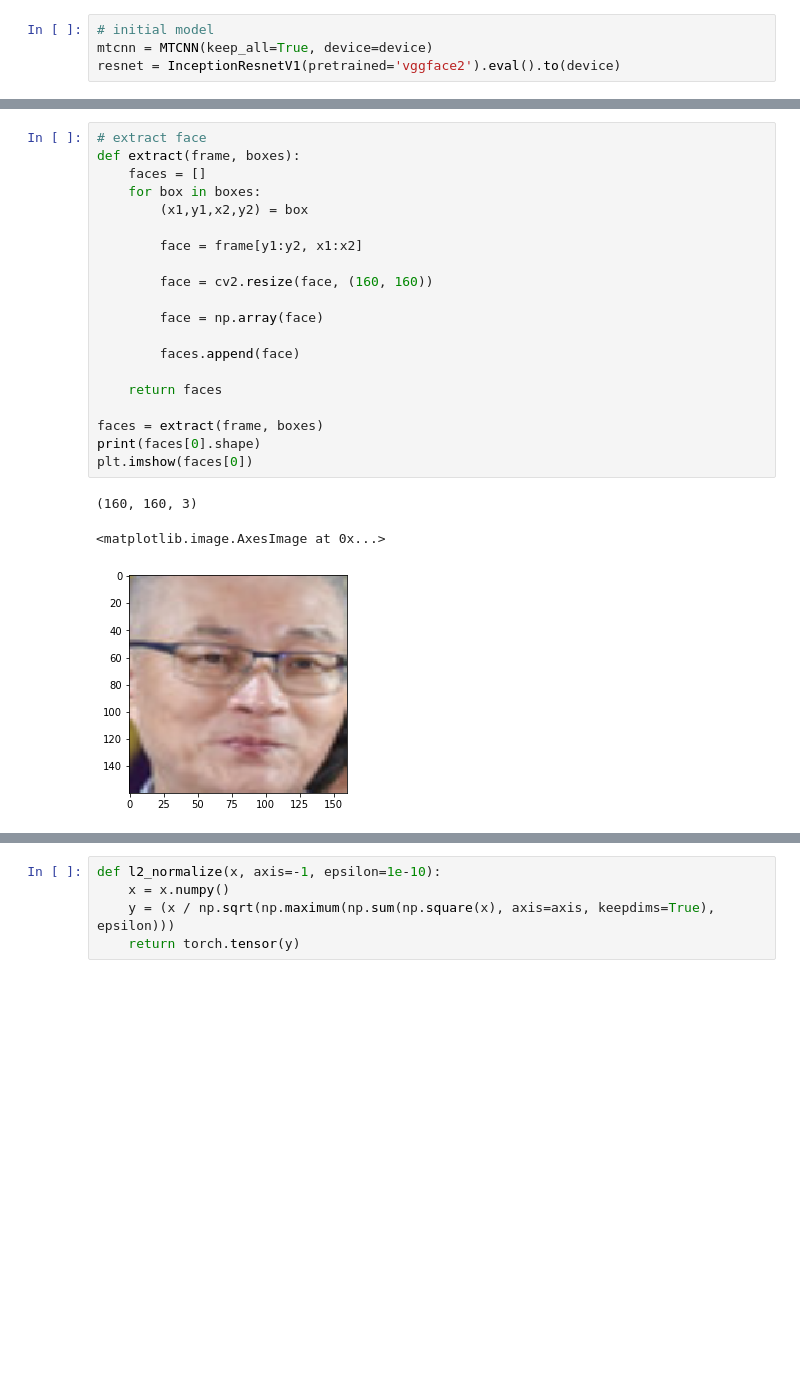
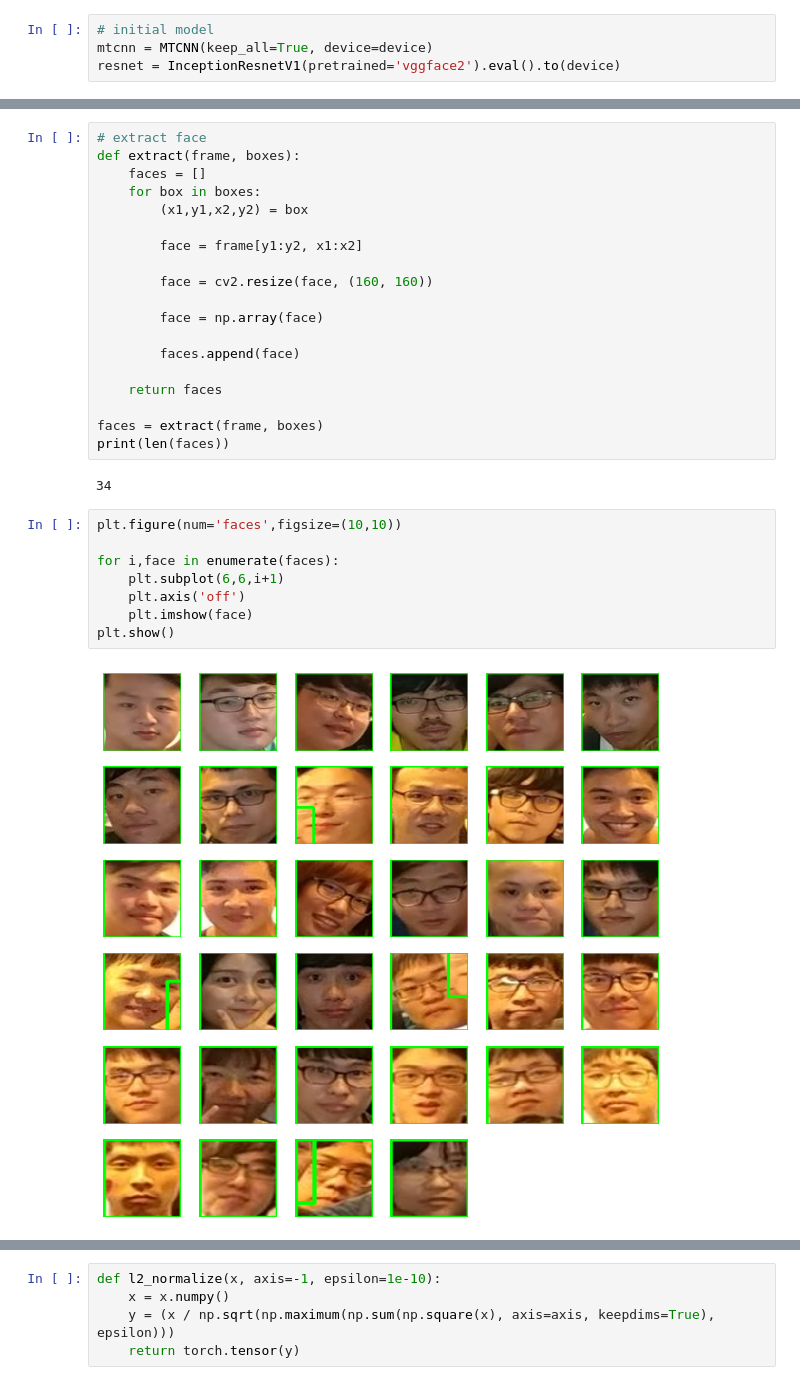
Before and after one commit to NXZRO/OpticNerve, a Jupyter notebook: face_net/face_net.ipynb, the cells around one changed output, grey strips where cells are left out. Drawn from its saved outputs; the diff is of its cells as text; blank space fills up the shorter version.

```diff
--- a/face_net/face_net.ipynb
+++ b/face_net/face_net.ipynb
@@ -73,9 +79,16 @@ def extract(frame, boxes):
     return faces
 
 faces = extract(frame, boxes)
-print(faces[0].shape)
-plt.imshow(faces[0])
+print(len(faces))
 # %% [output]
-(160, 160, 3)
+34
-<matplotlib.image.AxesImage at 0x...>
-[figure, removed]
+# %%
+plt.figure(num='faces',figsize=(10,10))
+
+for i,face in enumerate(faces):
+    plt.subplot(6,6,i+1)
+    plt.axis('off')
+    plt.imshow(face)
+plt.show()
+# %% [output]
+[figure, added]
```
Also changed, not shown: parts of 14 cells of this notebook, 20 other files.
